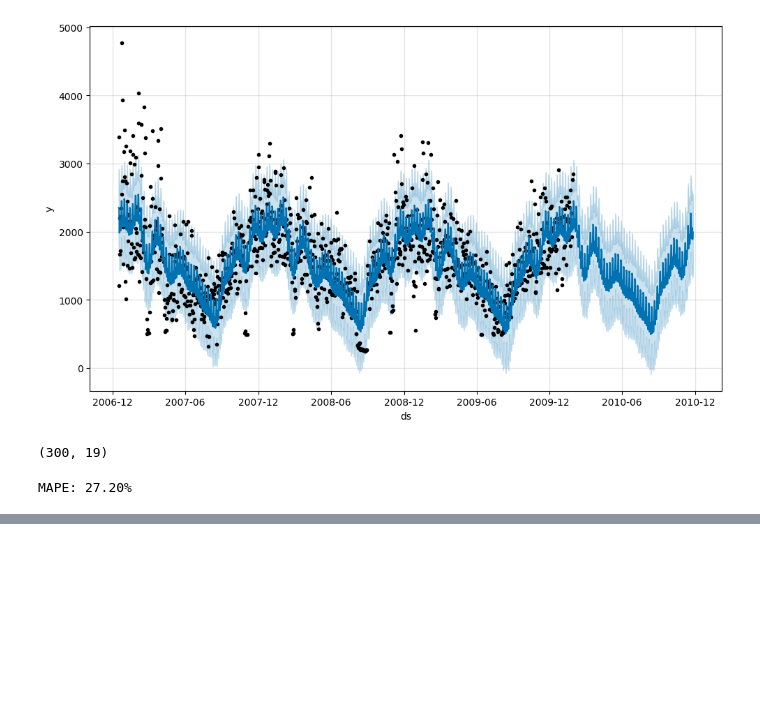
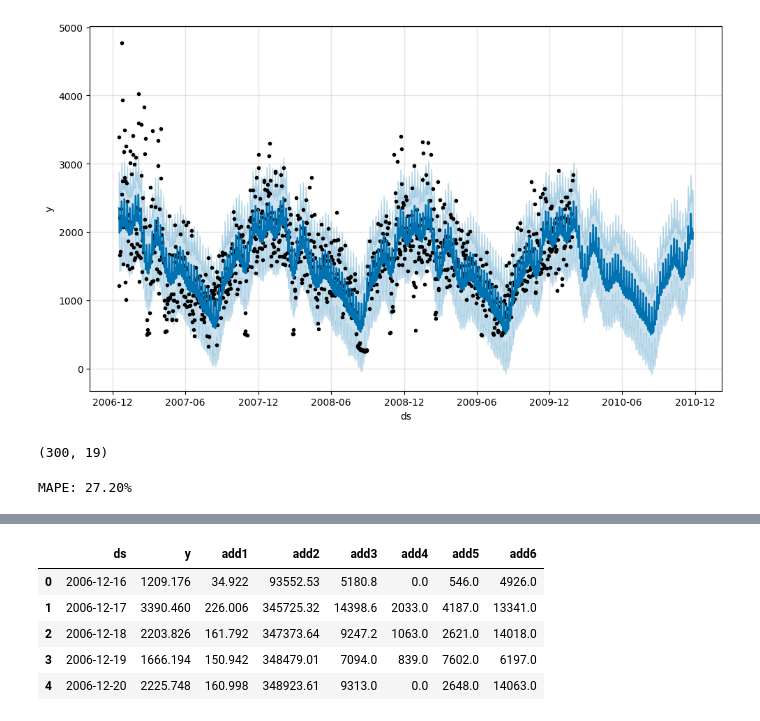
Before and after one commit to Preciousosas/Stage-E, a Jupyter notebook: Individual_Household_Electric_Power_Consumption.ipynb, the cells around one changed output, grey strips where cells are left out. Drawn from its saved outputs; the diff is of its cells as text; code cells hidden in the pictures; blank space fills up the shorter version.

```diff
--- a/Individual_Household_Electric_Power_Consumption.ipynb
+++ b/Individual_Household_Electric_Power_Consumption.ipynb
@@ -234,0 +257,9 @@ data_test['y']
+# %%
+df_train.head()
+# %% [output]
+|  | ds | y | add1 | add2 | add3 | add4 | add5 | add6 |
+| 0 | 2006-12-16 | 1209.176 | 34.922 | 93552.53 | 5180.8 | 0.0 | 546.0 | 4926.0 |
+| 1 | 2006-12-17 | 3390.460 | 226.006 | 345725.32 | 14398.6 | 2033.0 | 4187.0 | 13341.0 |
+| 2 | 2006-12-18 | 2203.826 | 161.792 | 347373.64 | 9247.2 | 1063.0 | 2621.0 | 14018.0 |
+| 3 | 2006-12-19 | 1666.194 | 150.942 | 348479.01 | 7094.0 | 839.0 | 7602.0 | 6197.0 |
+| 4 | 2006-12-20 | 2225.748 | 160.998 | 348923.61 | 9313.0 | 0.0 | 2648.0 | 14063.0 |
```
Also changed, not shown: parts of 21 cells of this notebook.
